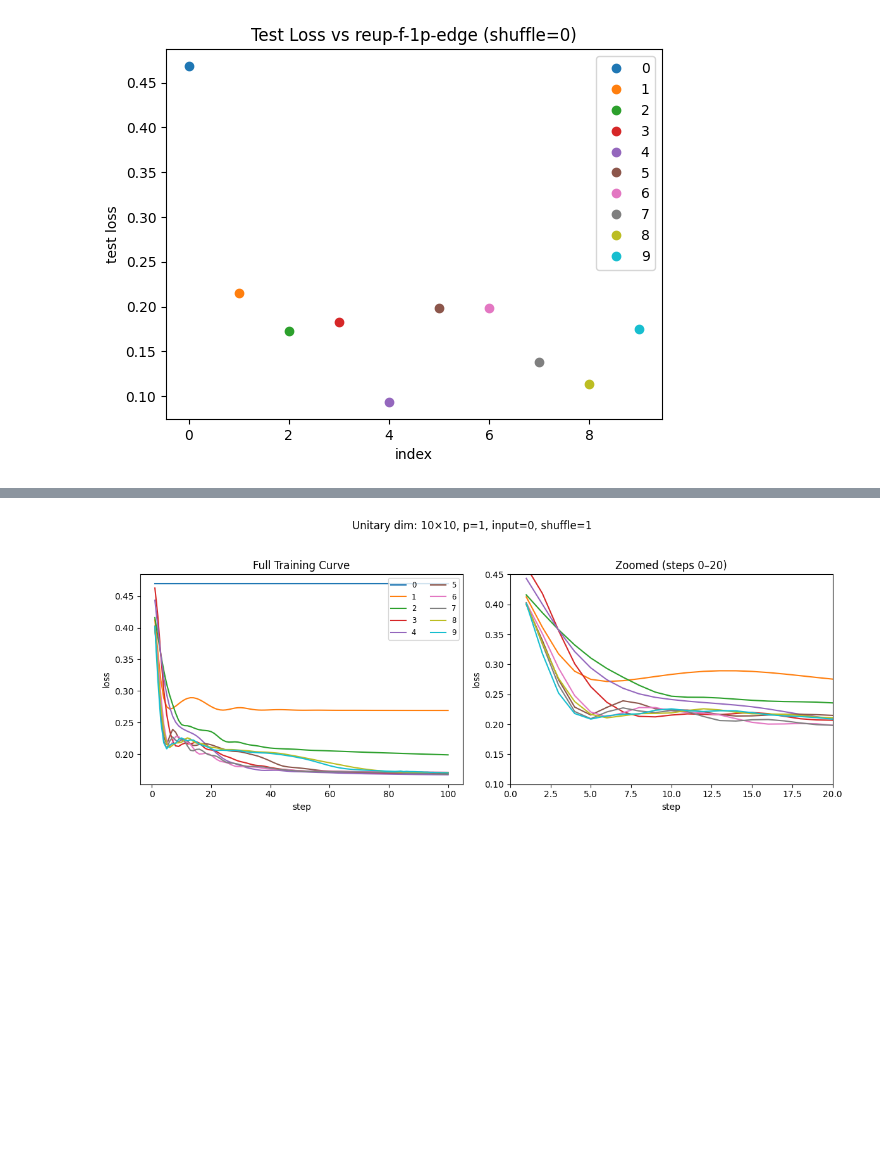
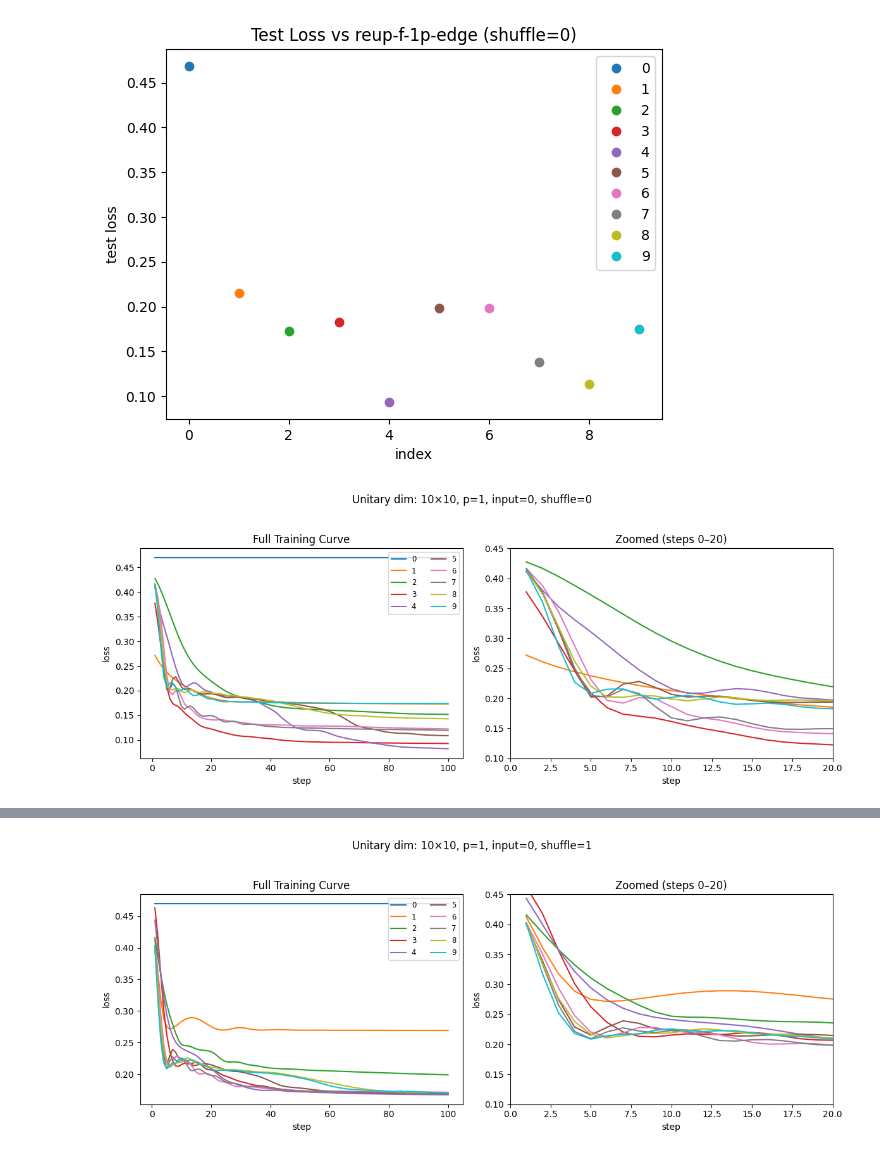
Before and after one commit to 01000111r/photon-net, a Jupyter notebook: plots.ipynb, the cells around one changed output, grey strips where cells are left out. Drawn from its saved outputs; the diff is of its cells as text; code cells hidden in the pictures; blank space fills up the shorter version.

```diff
--- a/plots.ipynb
+++ b/plots.ipynb
@@ -364,3 +364,86 @@ ax.legend()
 g.plt.show()
 # %% [output]
 [figure]
+# %%
+# ---- Cell 2: init_phases-2 curves with optional test-loss lines ----
+from p_pack import globals as g
+from pathlib import Path
+
+# -------- Configuration --------
+data_folder = "edge-photon-reup-vary-s0-k3/Learning"
+file_indent = 'f'
+indexes_to_plot = [0, 1, 2, 3, 4, 5, 6, 7, 8, 9]  # Choose the indexes you want to plot
+legend_names = ["0", "1", "2", "3", "4", "5", "6", "7", "8", "9"]  # Custom labels, must match index order
+x_min = 0
+x_max = 20
+y_min = 0.1
+y_max = 0.45
+plot_test_loss = 0  # set to 1 to show test loss lines
+test_loss_folder = "reup-vary-1p-edge/test-1p-edge"
+
+# Create two side-by-side plots
+fig, (ax_full, ax_zoom) = g.plt.subplots(1, 2, figsize=(12, 5))
+
+# Set data folder path
+script_dir = g.os.getcwd()
+parent_dir = g.os.path.abspath(g.os.path.join(script_dir, ".."))
+data_folder_path = g.os.path.join(parent_dir, "work", data_folder)
+test_folder_path = g.os.path.join(parent_dir, "work", test_loss_folder)
+
+# Loop over the selected indexes and legend labels
+for idx, label in zip(indexes_to_plot, legend_names):
+    matches = list(Path(data_folder_path).glob(f"it{idx}{file_indent}*g.npz"))
+    if not matches:
+        print(f"[Warning] Global file for index {idx} not found.")
+        continue
+
+    global_name = matches[0].name
+    data_name   = global_name.replace("g.npz", ".npz")
+
+    data_path    = g.os.path.join(data_folder_path, data_name)
+    globals_path = g.os.path.join(data_folder_path, global_name)
+
+    out    = g.np.load(data_path)
+    steps  = out["loss_mem"][:, 0].astype(int)
+    losses = out["loss_mem"][:, 1].astype(float)
+
+    # plot training loss and capture its color
+    line_full, = ax_full.plot(steps, losses, linewidth=1.5, label=label)
+    line_zoom, = ax_zoom.plot(steps, losses, linewidth=1.5, label=label)
+    color = line_full.get_color()
+
+    if plot_test_loss:
+        test_name = 'tl' + global_name[2:].replace('g.npz', '.npz')
+        test_path = g.os.path.join(test_folder_path, test_name)
+        if g.os.path.exists(test_path):
+            tl = g.np.load(test_path)['test_loss'].item()
+            # draw test-loss as a horizontal line in the same color
+            ax_full.axline((0, tl), (1, tl),
+                           linestyle='--',
+                           color=color,
+                           label=f'test {label}')
+            ax_zoom.axline((0, tl), (1, tl),
+                           linestyle='--',
+                           color=color)
+        else:
+            print(f"[Warning] Test loss file {test_name} not found.")
+
+# finalize axes
+ax_full.set(xlabel='step', ylabel='loss', title='Full Training Curve')
+ax_zoom.set(xlim=(x_min, x_max), ylim=(y_min, y_max),
+            xlabel='step', ylabel='loss',
+            title=f'Zoomed (steps {x_min}–{x_max})')
+
+handles, labels = ax_full.get_legend_handles_labels()
+ax_full.legend(handles, labels, loc='upper right', ncol=2, fontsize='small')
+
+gl    = g.np.load(globals_path)
+shape = out['carry_0'].shape
+fig.suptitle(
+    f"Unitary dim: {2*shape[1]}×{2*shape[1]}, p={gl['p_suc_inputs'].item()}, input={gl['input_positions'].item()}, shuffle={gl['shuffle_type'].item()}"
+)
+
+g.plt.tight_layout(rect=[0, 0.03, 1, 0.95])
+g.plt.show()
+# %% [output]
+[figure, added]
```
Also changed, not shown: parts of 12 cells of this notebook, 41 other files.
